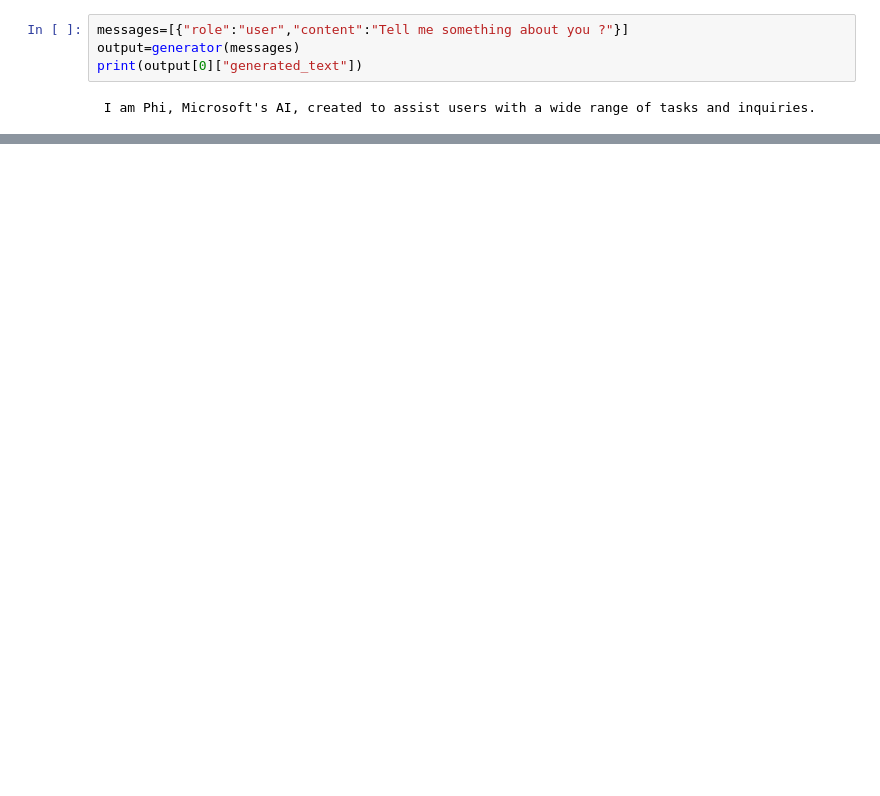
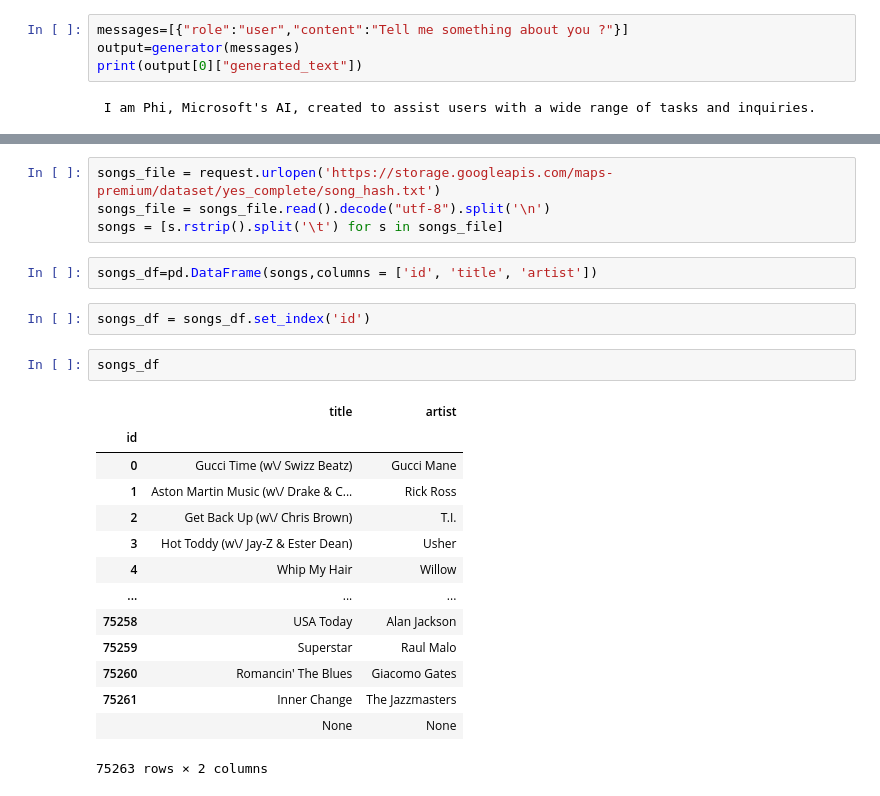
Before and after one commit to kshreyas29/HandsOnLLM, a Jupyter notebook: HandsOnLLM.ipynb, the cells around one changed output, grey strips where cells are left out. Saved outputs shown, nothing was run; the diff lists cells and outputs as text; blank space fills up the shorter version.

```diff
--- a/HandsOnLLM.ipynb
+++ b/HandsOnLLM.ipynb
@@ -23,0 +187,25 @@ print(output[0]["generated_text"])
+# %%
+songs_file = request.urlopen('https://storage.googleapis.com/maps-premium/dataset/yes_complete/song_hash.txt')
+songs_file = songs_file.read().decode("utf-8").split('\n')
+songs = [s.rstrip().split('\t') for s in songs_file]
+# %%
+songs_df=pd.DataFrame(songs,columns = ['id', 'title', 'artist'])
+# %%
+songs_df = songs_df.set_index('id')
+# %%
+songs_df
+# %% [output]
+|  | title | artist |
+| id |  |  |
+| 0 | Gucci Time (w\/ Swizz Beatz) | Gucci Mane |
+| 1 | Aston Martin Music (w\/ Drake & C... | Rick Ross |
+| 2 | Get Back Up (w\/ Chris Brown) | T.I. |
+| 3 | Hot Toddy (w\/ Jay-Z & Ester Dean) | Usher |
+| 4 | Whip My Hair | Willow |
+| ... | ... | ... |
+| 75258 | USA Today | Alan Jackson |
+| 75259 | Superstar | Raul Malo |
+| 75260 | Romancin' The Blues | Giacomo Gates |
+| 75261 | Inner Change | The Jazzmasters |
+|  | None | None |
+75263 rows × 2 columns
```
Also changed, not shown: parts of 33 cells of this notebook.
